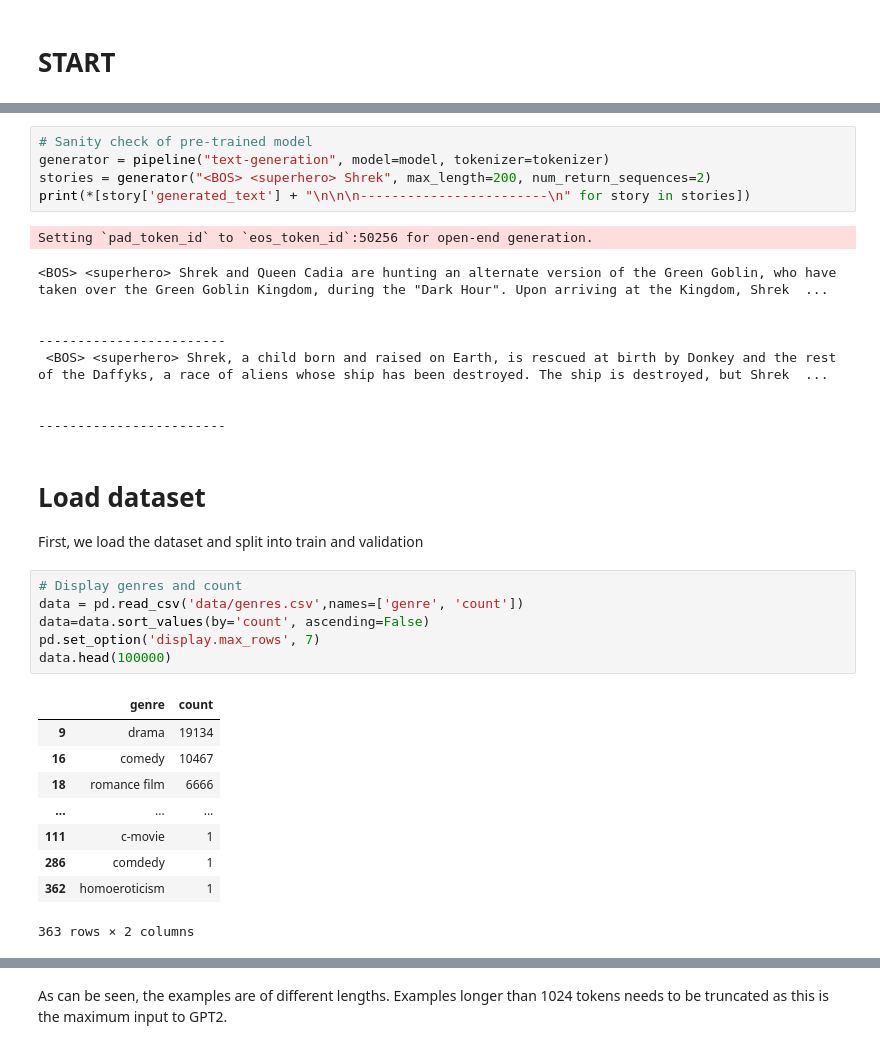
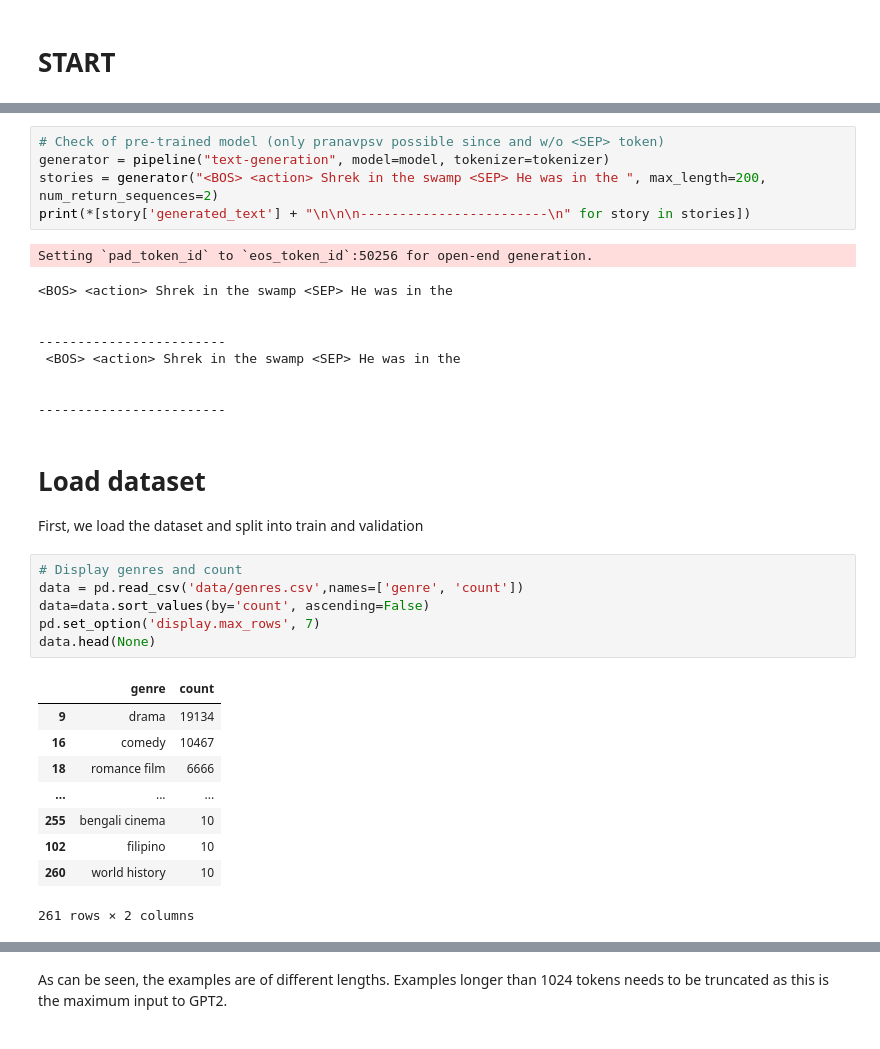
Before and after one commit to AntonClaesson/MoviePlotGeneration, a Jupyter notebook: kw2sentence.ipynb, the cells around one changed output, grey strips where cells are left out. Drawn from its saved outputs; the diff is of its cells as text.

```diff
--- a/kw2sentence.ipynb
+++ b/kw2sentence.ipynb
@@ -76,15 +66,15 @@ model = AutoModelForCausalLM.from_pretrained(model_name)
 # %%
-# Sanity check of pre-trained model
+# Check of pre-trained model (only pranavpsv possible since and w/o <SEP> token)
 generator = pipeline("text-generation", model=model, tokenizer=tokenizer)
-stories = generator("<BOS> <superhero> Shrek", max_length=200, num_return_sequences=2)
+stories = generator("<BOS> <action> Shrek in the swamp <SEP> He was in the ", max_length=200, num_return_sequences=2)
 print(*[story['generated_text'] + "\n\n\n------------------------\n" for story in stories])
 # %% [output]
 Setting `pad_token_id` to `eos_token_id`:50256 for open-end generation.
-<BOS> <superhero> Shrek and Queen Cadia are hunting an alternate version of the Green Goblin, who have taken over the Green Goblin Kingdom, during the "Dark Hour". Upon arriving at the Kingdom, Shrek  ...
+<BOS> <action> Shrek in the swamp <SEP> He was in the
 
 
 ------------------------
- <BOS> <superhero> Shrek, a child born and raised on Earth, is rescued at birth by Donkey and the rest of the Daffyks, a race of aliens whose ship has been destroyed. The ship is destroyed, but Shrek  ...
+ <BOS> <action> Shrek in the swamp <SEP> He was in the
 
 
 ------------------------
@@ -95,19 +85,19 @@ First, we load the dataset and split into train and validation
 # %%
 # Display genres and count
 data = pd.read_csv('data/genres.csv',names=['genre', 'count'])
 data=data.sort_values(by='count', ascending=False)
 pd.set_option('display.max_rows', 7)
-data.head(100000)
+data.head(None)
 # %% [output]
 |  | genre | count |
 | 9 | drama | 19134 |
 | 16 | comedy | 10467 |
 | 18 | romance film | 6666 |
 | ... | ... | ... |
-| 111 | c-movie | 1 |
-| 286 | comdedy | 1 |
-| 362 | homoeroticism | 1 |
+| 255 | bengali cinema | 10 |
+| 102 | filipino | 10 |
+| 260 | world history | 10 |
-363 rows × 2 columns
+261 rows × 2 columns
 # %%
 # Load dataset from text file called "data.txt" and split into train/val
 datasets = load_dataset("text", data_files="data.txt")['train']
```
Also changed, not shown: parts of 29 cells of this notebook, 8 other files.
